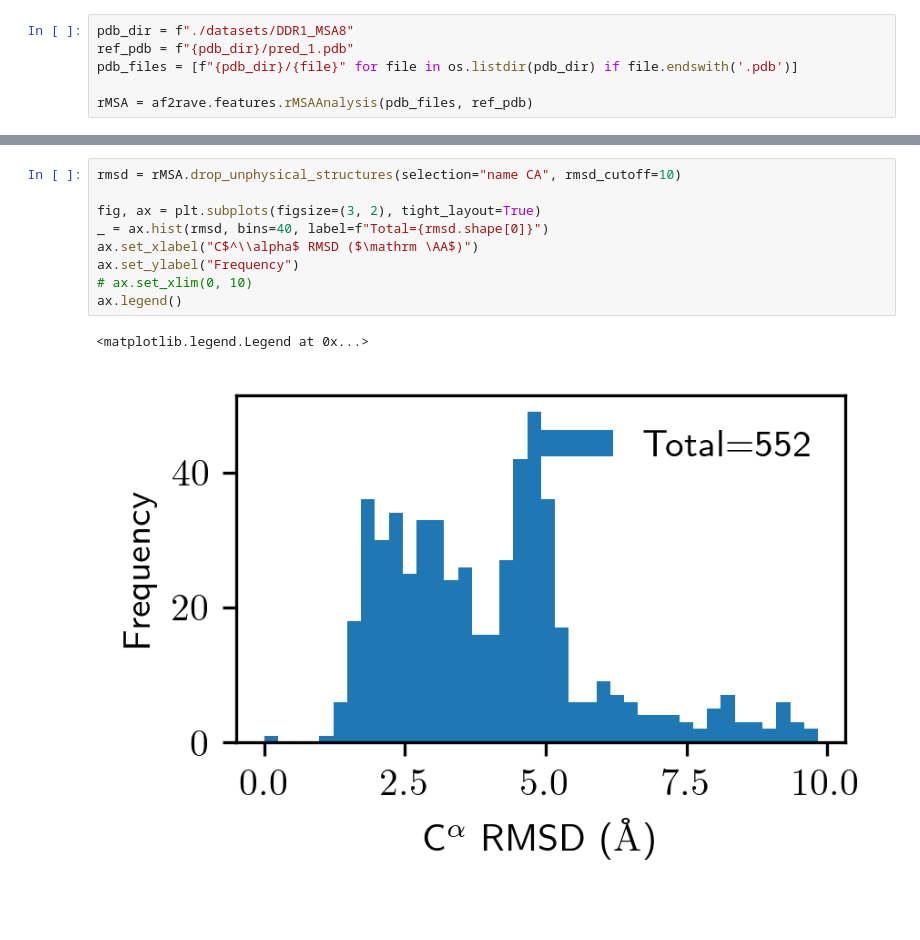
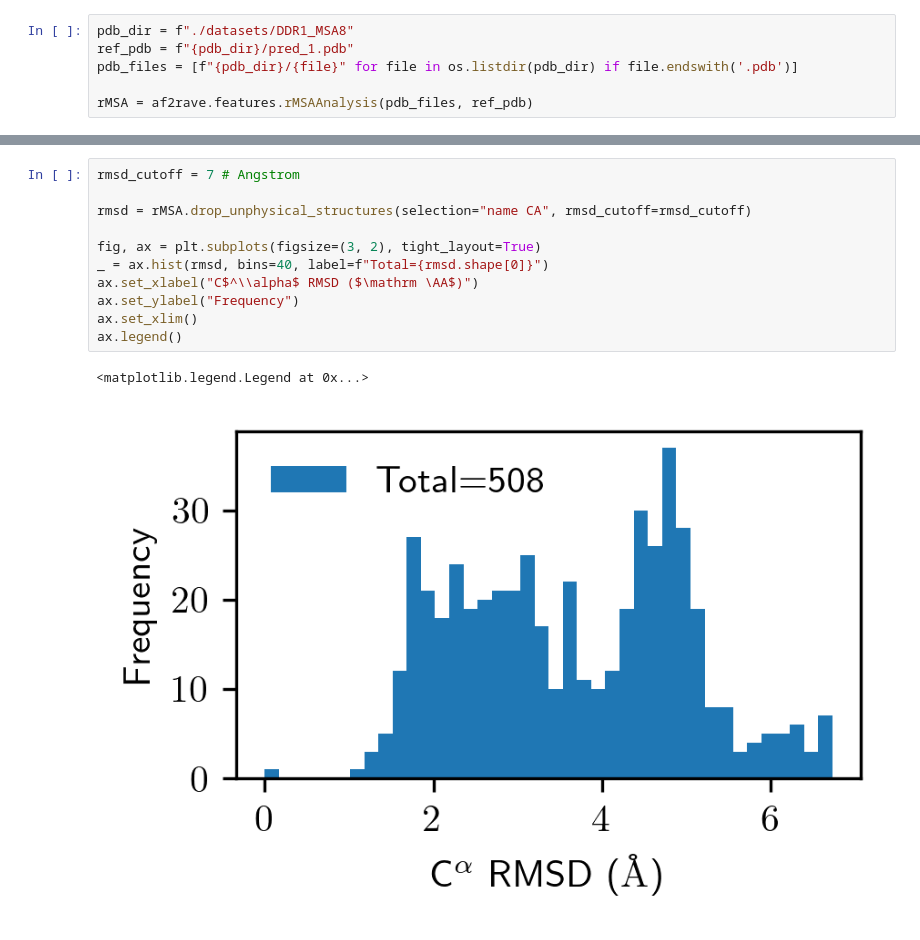
Before and after one commit to tiwarylab/af2rave, a Jupyter notebook: feature.ipynb, the cells around one changed output, grey strips where cells are left out. Saved outputs shown, nothing was run; the diff lists cells and outputs as text.

```diff
--- a/feature.ipynb
+++ b/feature.ipynb
@@ -21,12 +33,14 @@ rMSA = af2rave.features.rMSAAnalysis(pdb_files, ref_pdb)
 # %%
-rmsd = rMSA.drop_unphysical_structures(selection="name CA", rmsd_cutoff=10)
+rmsd_cutoff = 7 # Angstrom
+
+rmsd = rMSA.drop_unphysical_structures(selection="name CA", rmsd_cutoff=rmsd_cutoff)
 
 fig, ax = plt.subplots(figsize=(3, 2), tight_layout=True)
 _ = ax.hist(rmsd, bins=40, label=f"Total={rmsd.shape[0]}")
 ax.set_xlabel("C$^\\alpha$ RMSD ($\mathrm \AA$)")
 ax.set_ylabel("Frequency")
-# ax.set_xlim(0, 10)
+ax.set_xlim()
 ax.legend()
 # %% [output]
 <matplotlib.legend.Legend at 0x...>
-[figure, old version]
+[figure, new version]
```
Also changed, not shown: parts of 13 cells of this notebook, 2 other files.
